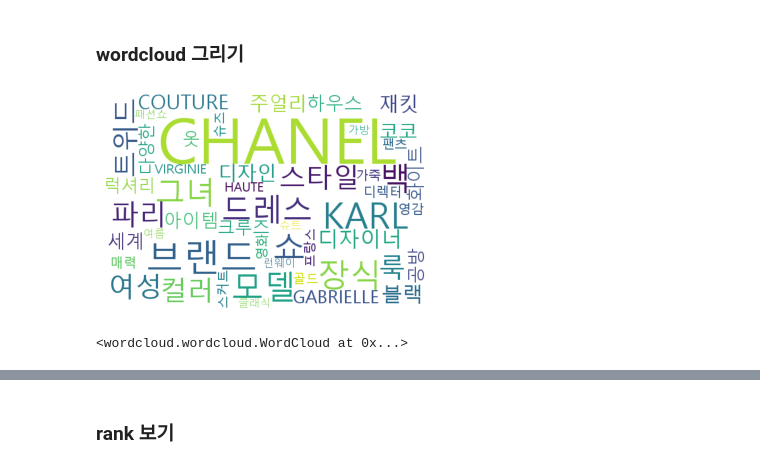
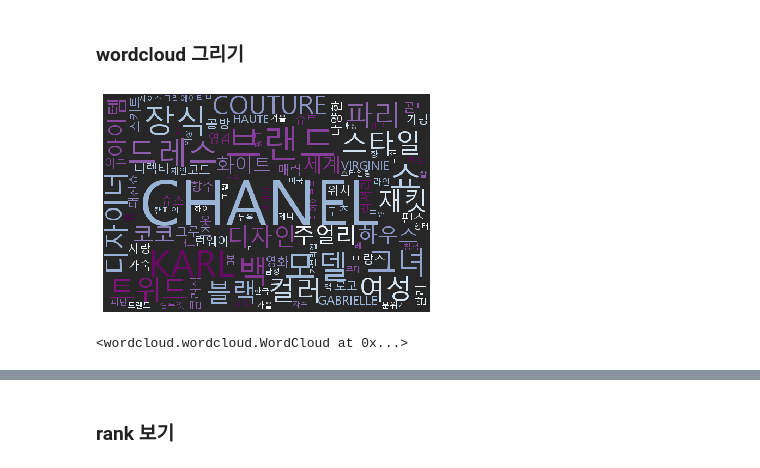
Before and after one commit to sujin29/blande, a Jupyter notebook: 1208_ch_after_pp_for_network.ipynb, the cells around one changed output, grey strips where cells are left out. Saved outputs shown, nothing was run; the diff lists cells and outputs as text; code cells hidden in the pictures.

```diff
--- a/1208_ch_after_pp_for_network.ipynb
+++ b/1208_ch_after_pp_for_network.ipynb
@@ -112,7 +141,11 @@ len(stop_words)
+# %%
+mag_ch['ADFN_2'] = mag_ch['ADFN'].str.replace("'칼', '리버'", "칼리버")
+# %%
+mag_ch['ADFN_2'] = mag_ch['ADFN'].str.replace("'칼'", "KARL")
 # %% [markdown]
 ### 선별된 품사별 빈도수 계산 & 상위 빈도 10위까지 출력
 # %%
-# mag_ch['ADFN'] = mag_ch['ADFN'].str.replace('[', '').str.replace(']', '').str.replace("'", "").str.split(', ')
+mag_ch['ADFN'] = mag_ch['ADFN'].str.replace('[', '').str.replace(']', '').str.replace("'", "").str.split(', ')
 # %%
 mag_ch['ADFN'][0][0]
 # %% [output]
@@ -179,17 +236,19 @@ font_path = 'C:\WINDOWS\Fonts\malgun.ttf'
 # %%
 from wordcloud import WordCloud
 # %%
-wc = WordCloud(font_path=font_path, background_color="white", width=600, height=400)
+wc = WordCloud(font_path=font_path, background_color= '#272727', width=600, height=400, colormap = 'BuPu')
 # %%
-wc.generate_from_frequencies(dict(ADFN_rank[:50]))
+wc.generate_from_frequencies(dict(ADFN_rank[:100]))
 
 plt.imshow(wc)
 plt.axis('off')
+
+# plt.savefig('./final_img/rose_total50.png', bbox_inches = 'tight')
 plt.show()
 
 
-wc.to_file('ch_ADFN_dropword50.png')
+wc.to_file('./final_img/chanel_total100.png')
 # %% [output]
-[figure, old version]
+[figure, new version]
 <wordcloud.wordcloud.WordCloud at 0x...>
 # %%
```
Also changed, not shown: parts of 20 cells of this notebook, 11 other files.
